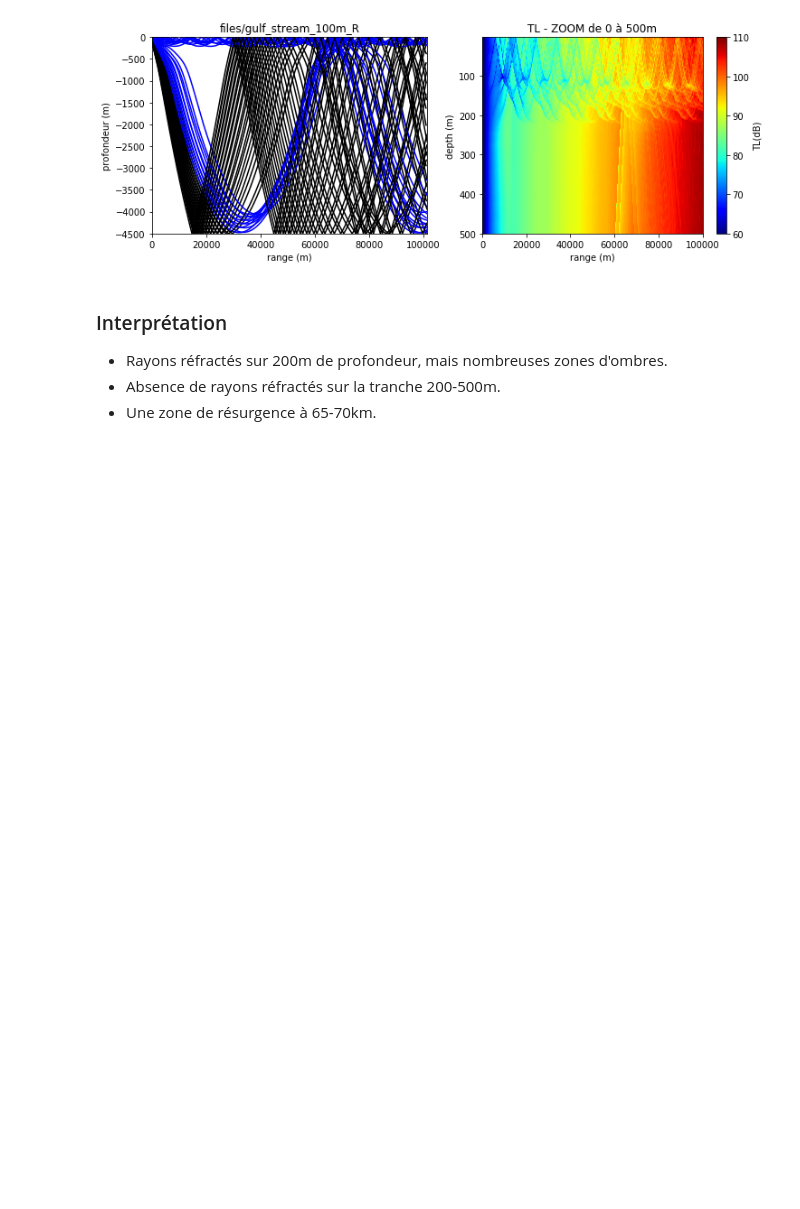
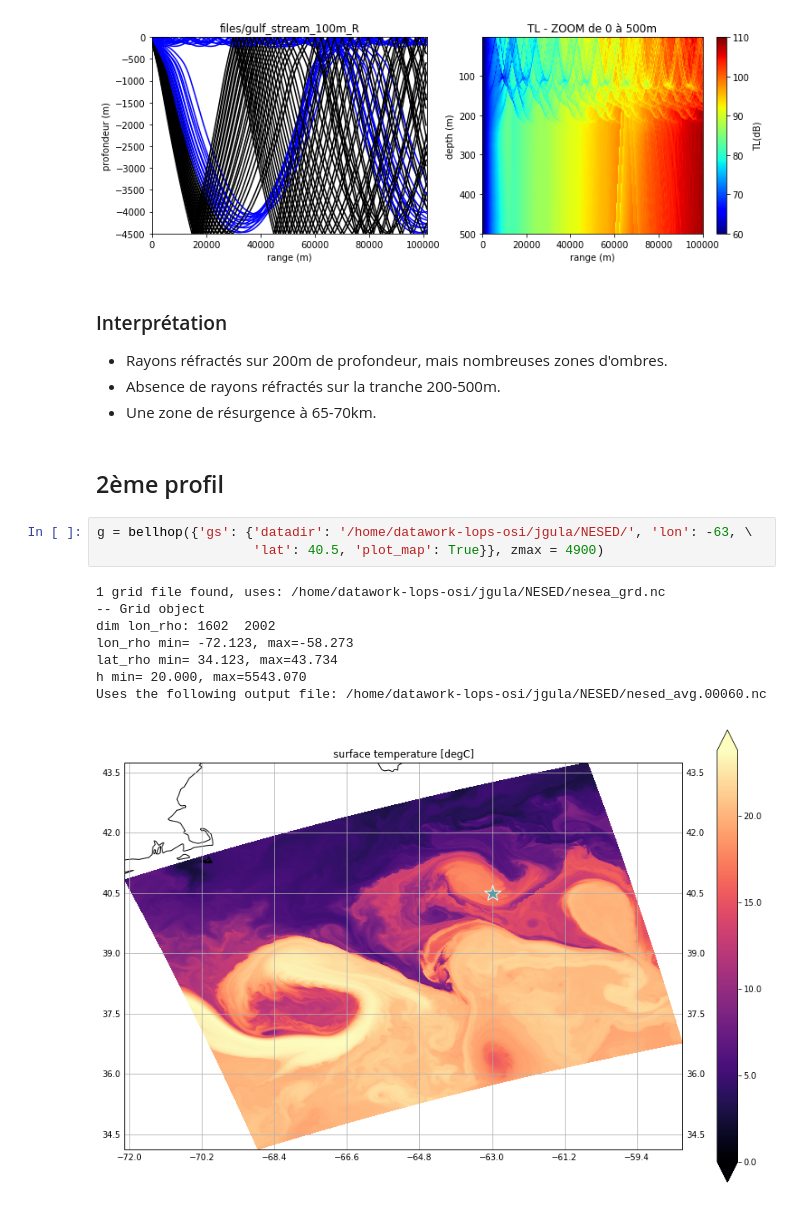
Before and after one commit to ponchama/Cognac_Acoustique, a Jupyter notebook: Bellhop/Profondeur_source.ipynb, the cells around one changed output. Cells and saved outputs as stored; diff of their text form; blank space fills up the shorter version.

Commit message:
minor updates Profondeur_source and bellhop

```diff
--- a/Bellhop/Profondeur_source.ipynb
+++ b/Bellhop/Profondeur_source.ipynb
@@ -283,3 +287,17 @@ g.plot_all(file_ray = 'files/gulf_stream_100m_R.ray', \
 - Rayons réfractés sur 200m de profondeur, mais nombreuses zones d'ombres.
 - Absence de rayons réfractés sur la tranche 200-500m.
 - Une zone de résurgence à 65-70km.
+# %% [markdown]
+## 2ème profil
+# %%
+g = bellhop({'gs': {'datadir': '/home/datawork-lops-osi/jgula/NESED/', 'lon': -63, \
+                    'lat': 40.5, 'plot_map': True}}, zmax = 4900)
+# %% [output]
+1 grid file found, uses: /home/datawork-lops-osi/jgula/NESED/nesea_grd.nc
+-- Grid object
+dim lon_rho: 1602  2002
+lon_rho min= -72.123, max=-58.273
+lat_rho min= 34.123, max=43.734
+h min= 20.000, max=5543.070
+Uses the following output file: /home/datawork-lops-osi/jgula/NESED/nesed_avg.00060.nc
+[figure, added]
```
Also changed, not shown: parts of 8 cells of this notebook, 1 other file.
